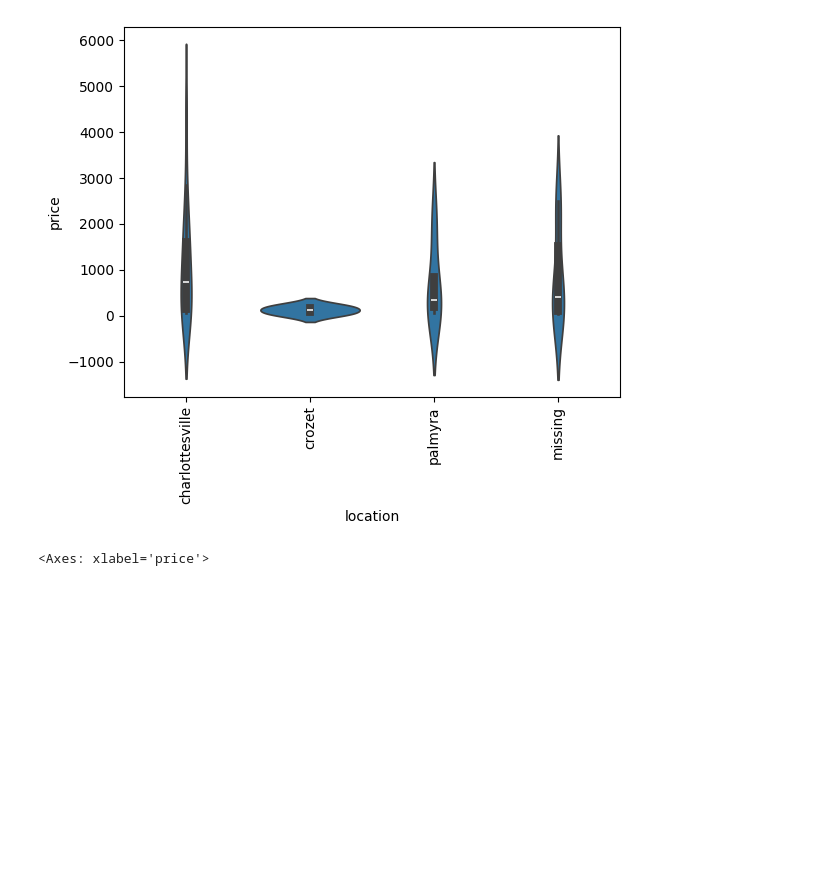
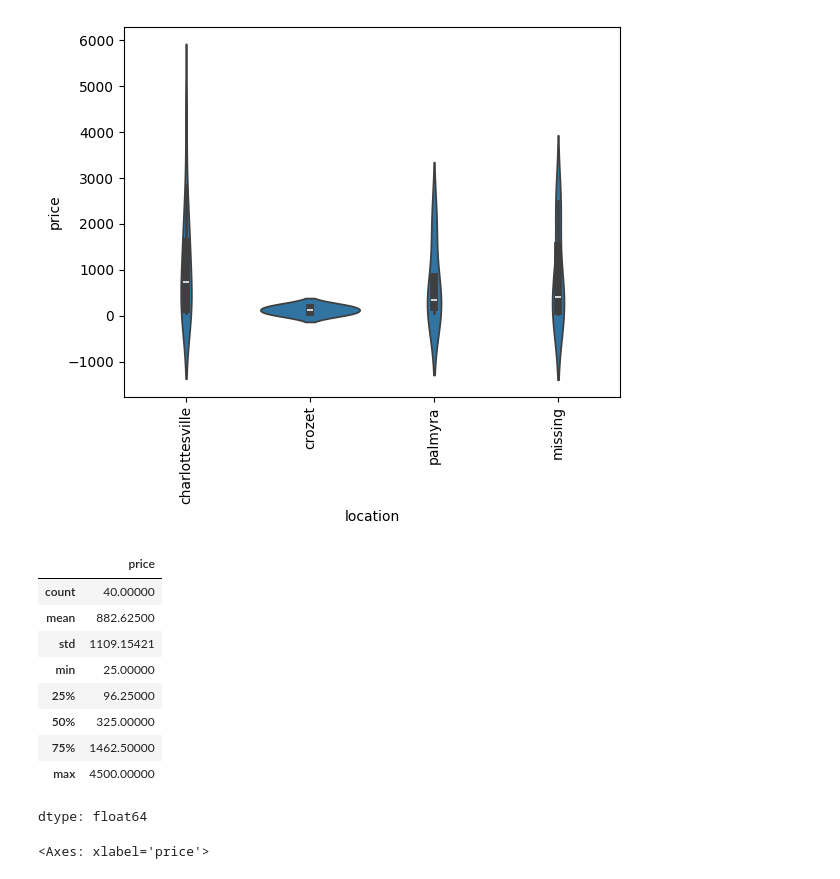
Before and after one commit to l-e13/labs, a Jupyter notebook: 02_scraping/lab_notebook.ipynb, the cells around one changed output. Cells and saved outputs as stored; diff of their text form; code cells hidden in the pictures; blank space fills up the shorter version.

```diff
--- a/02_scraping/lab_notebook.ipynb
+++ b/02_scraping/lab_notebook.ipynb
@@ -310,6 +310,20 @@ plt.xlabel("location")
 plt.show()
 # %% [output]
 [figure]
+# %%
+# price distribution stats
+df["price"].describe()
+# %% [output]
+|  | price |
+| count | 40.00000 |
+| mean | 882.62500 |
+| std | 1109.15421 |
+| min | 25.00000 |
+| 25% | 96.25000 |
+| 50% | 325.00000 |
+| 75% | 1462.50000 |
+| max | 4500.00000 |
+dtype: float64
 # %%
 # price distribution
 var = 'price'
```
Also changed, not shown: parts of 1 cell of this notebook.
